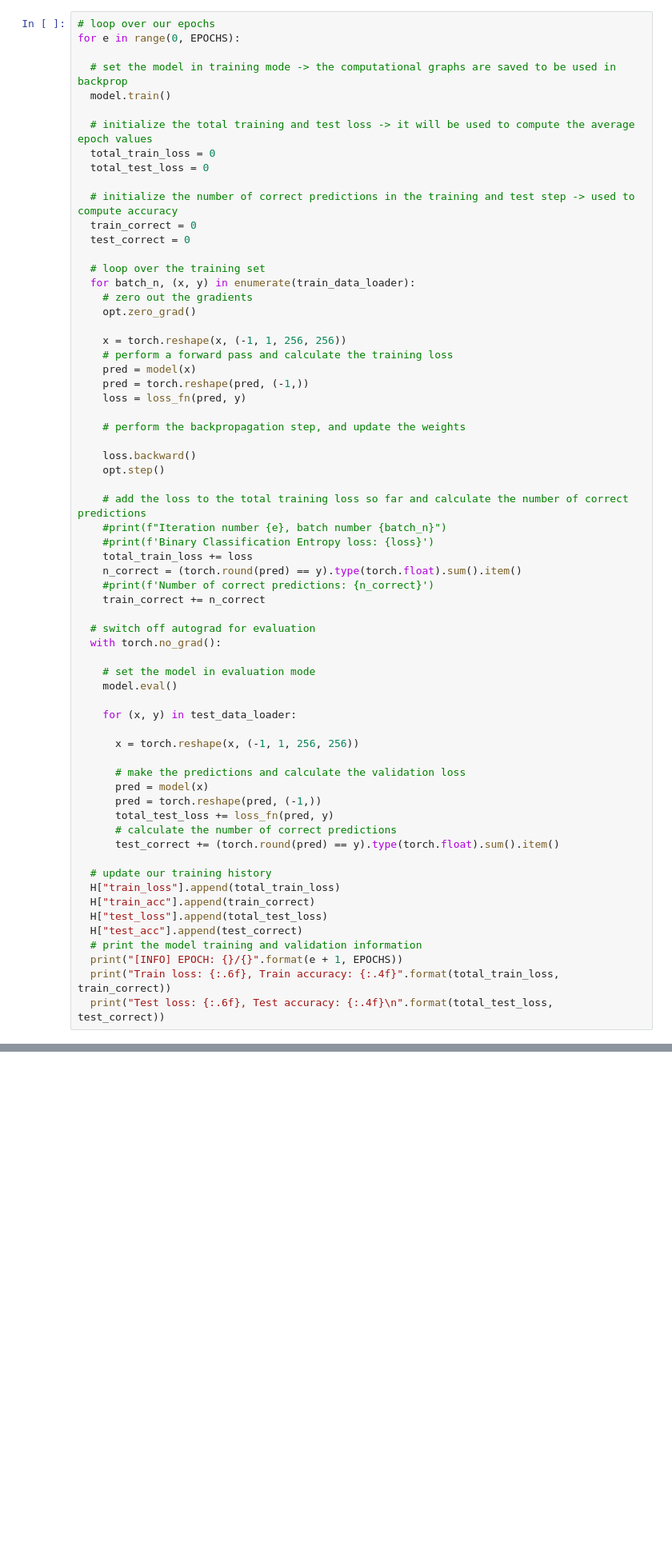
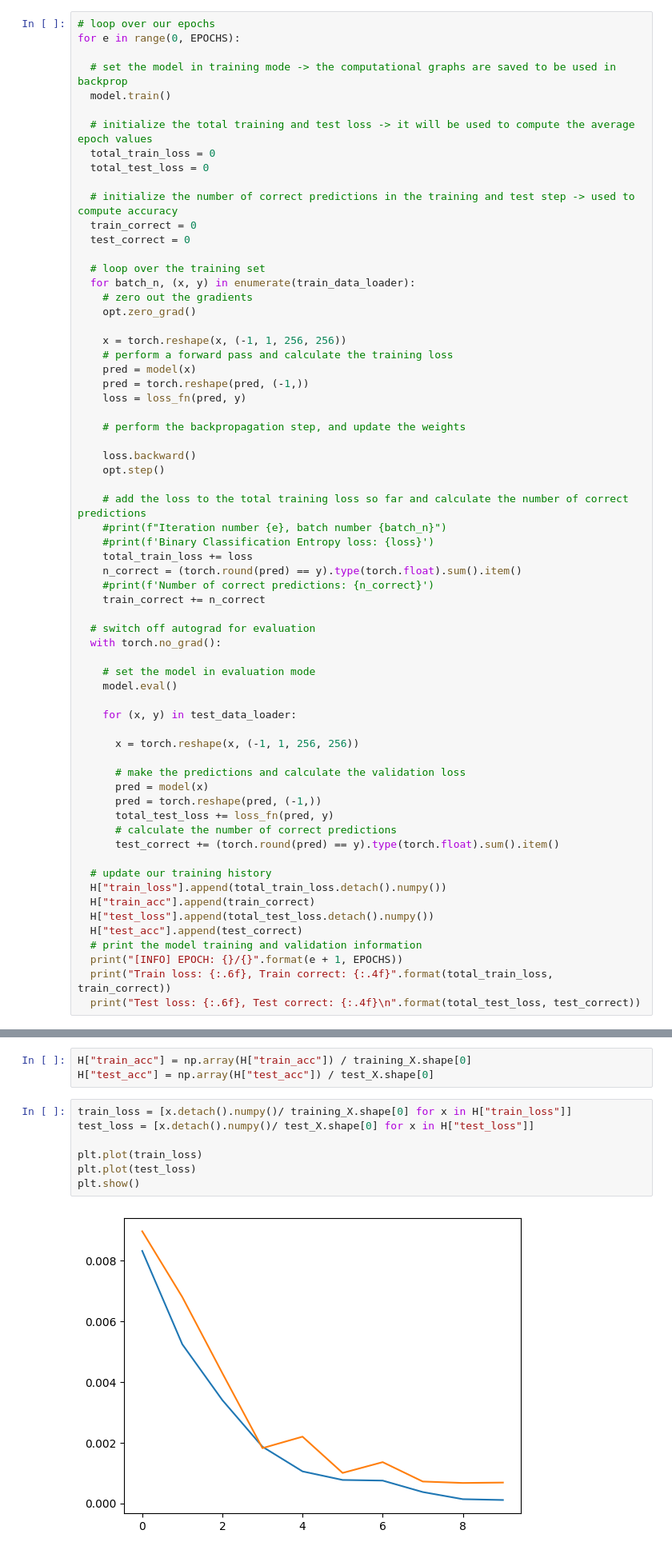
Before and after one commit to Ilvecho/Happy-Customers, a Jupyter notebook: P4_notebook.ipynb, the cells around one changed output, grey strips where cells are left out. Shown at 80% size. Cells and saved outputs as stored; diff of their text form; blank space fills up the shorter version.

Commit message:
Save results and graph them

```diff
--- a/P4_notebook.ipynb
+++ b/P4_notebook.ipynb
@@ -411,14 +411,14 @@ for e in range(0, EPOCHS):
       test_correct += (torch.round(pred) == y).type(torch.float).sum().item()
 
   # update our training history
-  H["train_loss"].append(total_train_loss)
+  H["train_loss"].append(total_train_loss.detach().numpy())
   H["train_acc"].append(train_correct)
-  H["test_loss"].append(total_test_loss)
+  H["test_loss"].append(total_test_loss.detach().numpy())
   H["test_acc"].append(test_correct)
   # print the model training and validation information
   print("[INFO] EPOCH: {}/{}".format(e + 1, EPOCHS))
-  print("Train loss: {:.6f}, Train accuracy: {:.4f}".format(total_train_loss, train_correct))
-  print("Test loss: {:.6f}, Test accuracy: {:.4f}\n".format(total_test_loss, test_correct))
+  print("Train loss: {:.6f}, Train correct: {:.4f}".format(total_train_loss, train_correct))
+  print("Test loss: {:.6f}, Test correct: {:.4f}\n".format(total_test_loss, test_correct))
 # %% [output]
 [INFO] EPOCH: 1/10
 Train loss: 19.889683, Train accuracy: 1789.0000
@@ -441,0 +445,12 @@ torch.save(model.state_dict(), '/content/gdrive/MyDrive/trained_model.pkl')
+# %%
+H["train_acc"] = np.array(H["train_acc"]) / training_X.shape[0]
+H["test_acc"] = np.array(H["test_acc"]) / test_X.shape[0]
+# %%
+train_loss = [x.detach().numpy()/ training_X.shape[0] for x in H["train_loss"]]
+test_loss = [x.detach().numpy()/ test_X.shape[0] for x in H["test_loss"]]
+
+plt.plot(train_loss)
+plt.plot(test_loss)
+plt.show()
+# %% [output]
+[figure, added]
```
Also changed, not shown: parts of 3 cells of this notebook.
